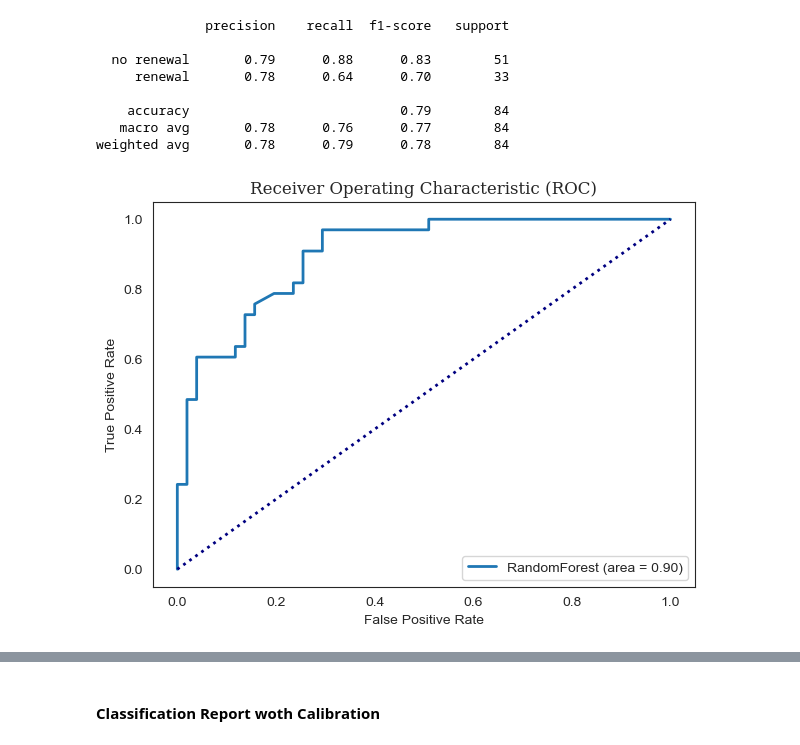
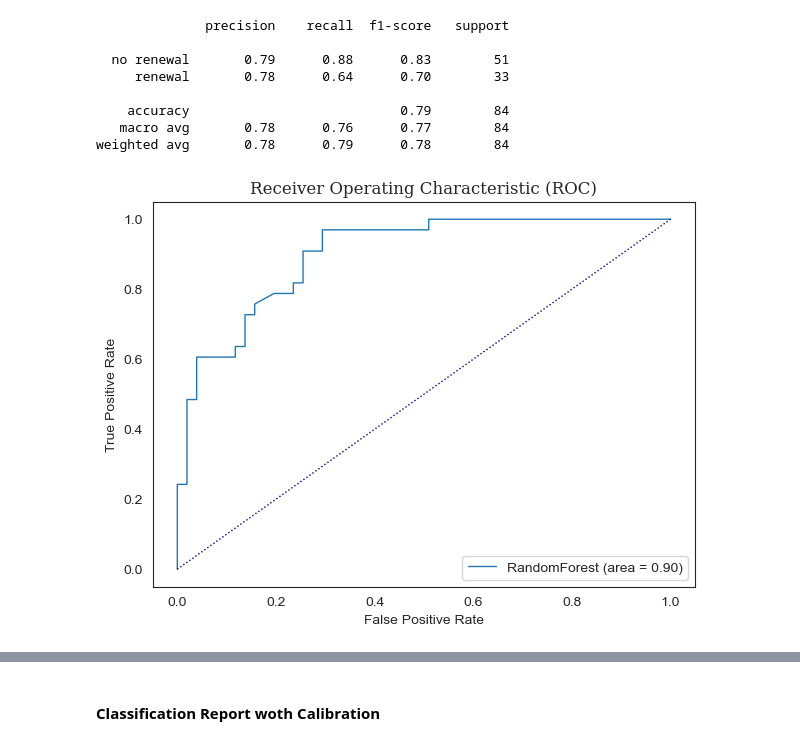
Before and after one commit to Tommylee1013/IndustrialMathematics, a Jupyter notebook: Projects/Modeling.ipynb, the cells around one changed output, grey strips where cells are left out. Drawn from its saved outputs; the diff is of its cells as text; code cells hidden in the pictures.

```diff
--- a/Projects/Modeling.ipynb
+++ b/Projects/Modeling.ipynb
@@ -178,11 +178,13 @@ X_train, X_test, y_train, y_test = train_test_split(matrix.iloc[:,:-1], matrix.i
 # %% [markdown]
 RandomForest Classifier
 # %%
-randomforest = RandomForestClassifier(n_estimators = 1000,
-                                      random_state = 42,
-                                      class_weight = 'balanced_subsample',
-                                      ccp_alpha = 0.02,
-                                      criterion = 'entropy')
+randomforest = RandomForestClassifier(
+    n_estimators = 1000,
+    random_state = 42,
+    class_weight = 'balanced_subsample',
+    ccp_alpha = 0.02,
+    criterion = 'entropy'
+)
 randomforest_fit = randomforest.fit(X_train, y_train)
 # %%
 randomforest_y_pred = randomforest.predict(X_test)
@@ -393,8 +399,10 @@ RandomForest, SVM, Catboost
 # %%
 from sklearn.calibration import CalibratedClassifierCV
 
-randomforest_cali = CalibratedClassifierCV(estimator = randomforest,
-                                           method = 'isotonic')
+randomforest_cali = CalibratedClassifierCV(
+    estimator = randomforest,
+    method = 'isotonic'
+)
 randomforest_cali.fit(X_train, y_train)
 rf_cali_y_pred = randomforest_cali.predict(X_test)
 rf_cali_report = classification_report(y_test, rf_cali_y_pred, target_names = ['no renewal',' renewal'])
@@ -411,17 +419,17 @@ weighted avg       0.78      0.79      0.78        84
 # %%
 rf_cali_y_probs = randomforest_cali.predict_proba(X_test)[:, 1]
 rf_cali_fpr, rf_cali_tpr, thresholds = roc_curve(y_test, rf_cali_y_probs)
 rf_cali_roc_auc = auc(rf_cali_fpr, rf_cali_tpr)
 
 plt.figure(figsize = (7, 5))
-plt.plot(rf_cali_fpr, rf_cali_tpr, lw = 2, label = 'RandomForest (area = %0.2f)' % rf_cali_roc_auc)
-plt.plot([0, 1], [0, 1], color = 'navy', lw = 2, linestyle = ':')
+plt.plot(rf_cali_fpr, rf_cali_tpr, lw = 1, label = 'RandomForest (area = %0.2f)' % rf_cali_roc_auc)
+plt.plot([0, 1], [0, 1], color = 'navy', lw = 1, linestyle = ':')
 plt.grid(False)
 plt.xlabel('False Positive Rate')
 plt.ylabel('True Positive Rate')
 plt.title('Receiver Operating Characteristic (ROC)', fontsize = 12, fontfamily = 'Serif')
 plt.legend(loc = "lower right")
 plt.show()
 # %% [output]
-[figure, old version]
+[figure, new version]
 # %%
```
Also changed, not shown: parts of 21 cells of this notebook, 8 other files.
